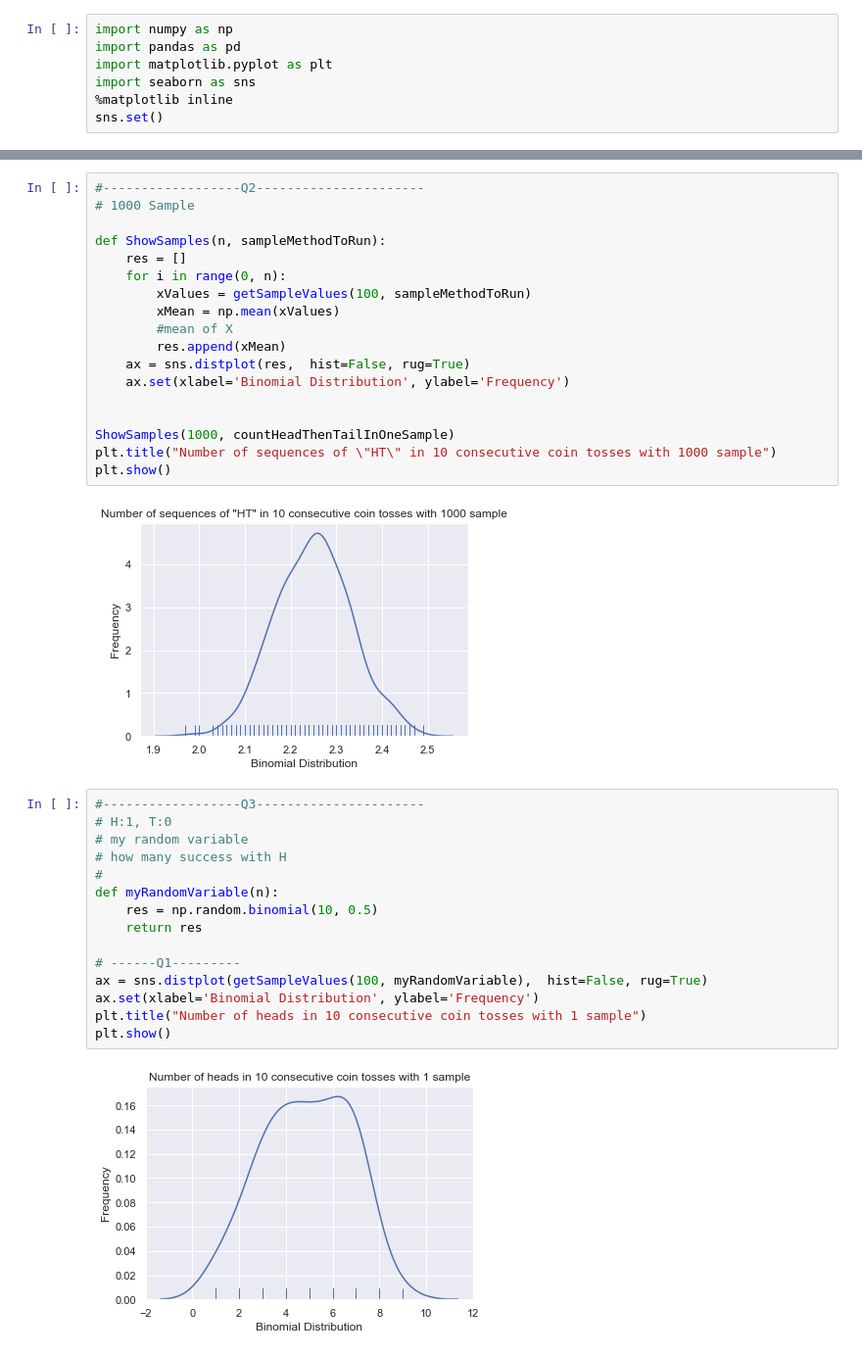
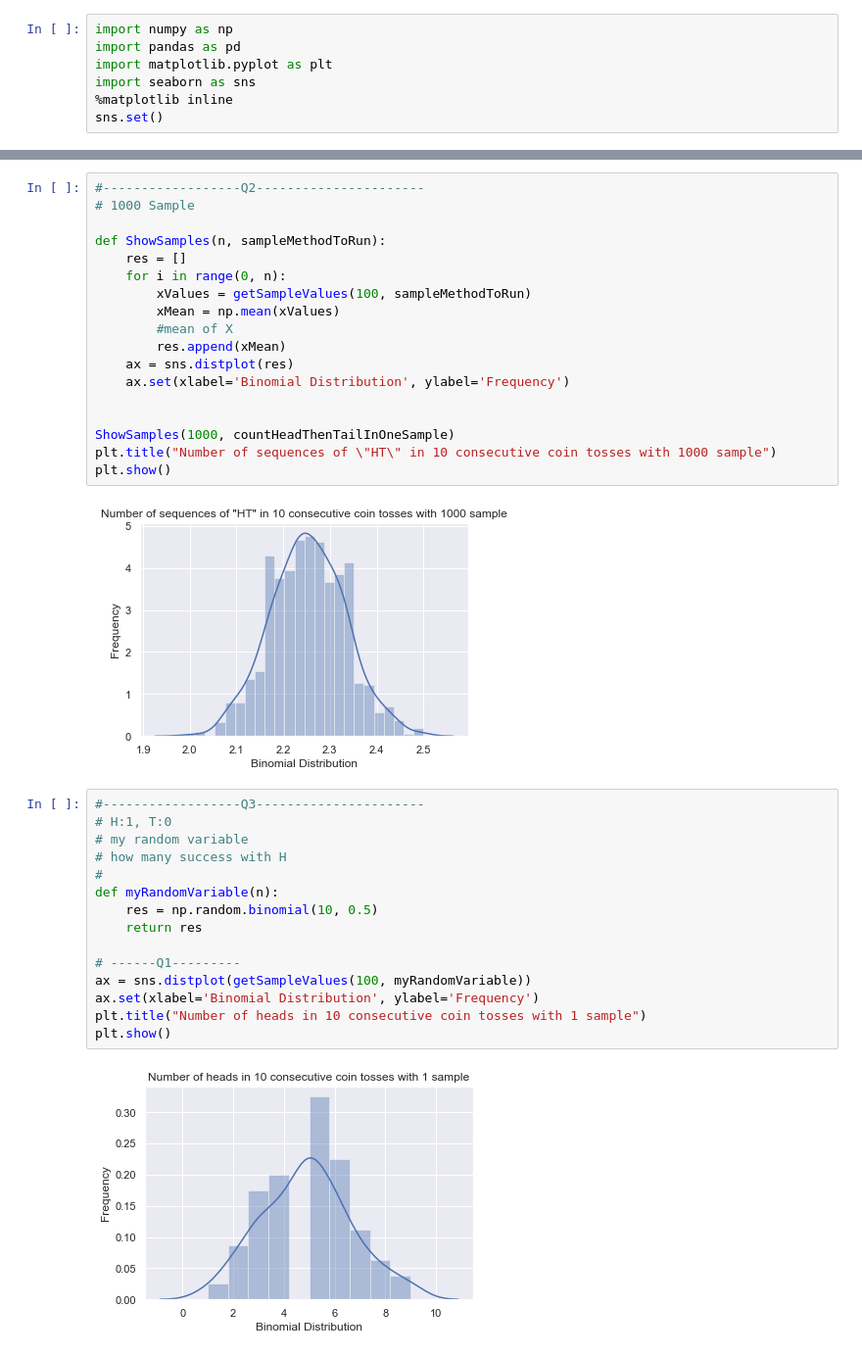
Before and after one commit to Wajdi-Mabroukeh/Statistics, a Jupyter notebook: Distribution.ipynb, the cells around one changed output, grey strips where cells are left out. Shown: that part at 98% size. Cells and saved outputs as stored; diff of their text form.

Commit message:
Update the chart

```diff
--- a/Distribution.ipynb
+++ b/Distribution.ipynb
@@ -44,7 +44,7 @@ def ShowSamples(n, sampleMethodToRun):
         xMean = np.mean(xValues)
         #mean of X
         res.append(xMean)
-    ax = sns.distplot(res,  hist=False, rug=True)
+    ax = sns.distplot(res)
     ax.set(xlabel='Binomial Distribution', ylabel='Frequency')
 
 
@@ -52,24 +52,24 @@ ShowSamples(1000, countHeadThenTailInOneSample)
 plt.title("Number of sequences of \"HT\" in 10 consecutive coin tosses with 1000 sample")
 plt.show()
 # %% [output]
-[figure, old version]
+[figure, new version]
 # %%
 #------------------Q3----------------------
 # H:1, T:0
 # my random variable
 # how many success with H
 #
 def myRandomVariable(n):
     res = np.random.binomial(10, 0.5)
     return res
 
 # ------Q1---------
-ax = sns.distplot(getSampleValues(100, myRandomVariable),  hist=False, rug=True)
+ax = sns.distplot(getSampleValues(100, myRandomVariable))
 ax.set(xlabel='Binomial Distribution', ylabel='Frequency')
 plt.title("Number of heads in 10 consecutive coin tosses with 1 sample")
 plt.show()
 # %% [output]
-[figure, old version]
+[figure, new version]
 # %%
 # ------Q2---------
 ShowSamples(1000, myRandomVariable)
```
Also changed, not shown: parts of 2 cells of this notebook.
